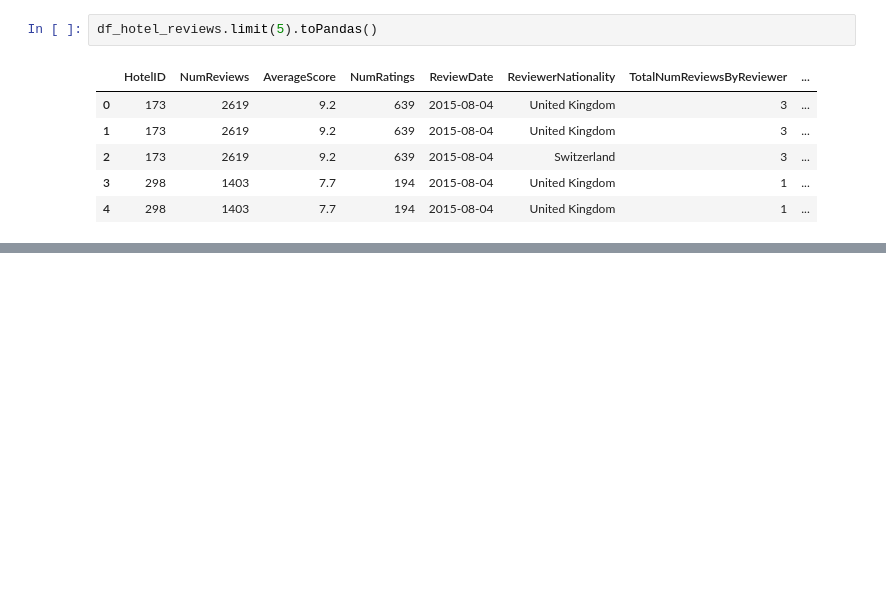
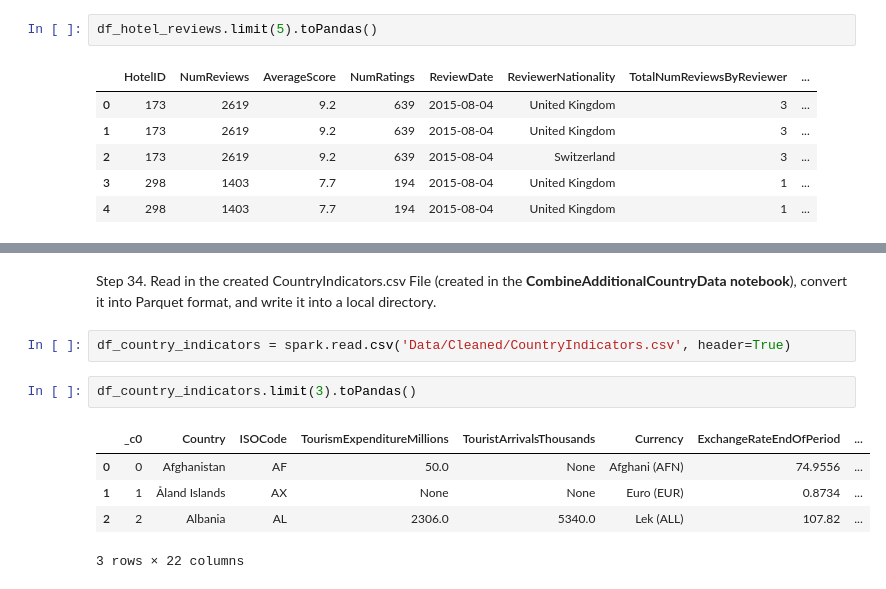
Before and after one commit to ashwath92/hotel-reviews-data-engineering-capstone, a Jupyter notebook: PrepareDataSetsForS3.ipynb, the cells around one changed output, grey strips where cells are left out. Drawn from its saved outputs; the diff is of its cells as text; blank space fills up the shorter version.

Commit message:
Finished PrepareDataSetsForS3 notebook

```diff
--- a/PrepareDataSetsForS3.ipynb
+++ b/PrepareDataSetsForS3.ipynb
@@ -1535,0 +1547,12 @@ df_hotel_reviews.limit(5).toPandas()
+# %% [markdown]
+Step 34. Read in the created CountryIndicators.csv File (created in the **CombineAdditionalCountryData notebook**), convert it into Parquet format, and write it into a local directory.
+# %%
+df_country_indicators = spark.read.csv('Data/Cleaned/CountryIndicators.csv', header=True)
+# %%
+df_country_indicators.limit(3).toPandas()
+# %% [output]
+|  | _c0 | Country | ISOCode | TourismExpenditureMillions | TouristArrivalsThousands | Currency | ExchangeRateEndOfPeriod | ... |
+| 0 | 0 | Afghanistan | AF | 50.0 | None | Afghani (AFN) | 74.9556 | ... |
+| 1 | 1 | Åland Islands | AX | None | None | Euro (EUR) | 0.8734 | ... |
+| 2 | 2 | Albania | AL | 2306.0 | 5340.0 | Lek (ALL) | 107.82 | ... |
+3 rows × 22 columns
```
Also changed, not shown: parts of 15 cells of this notebook.
